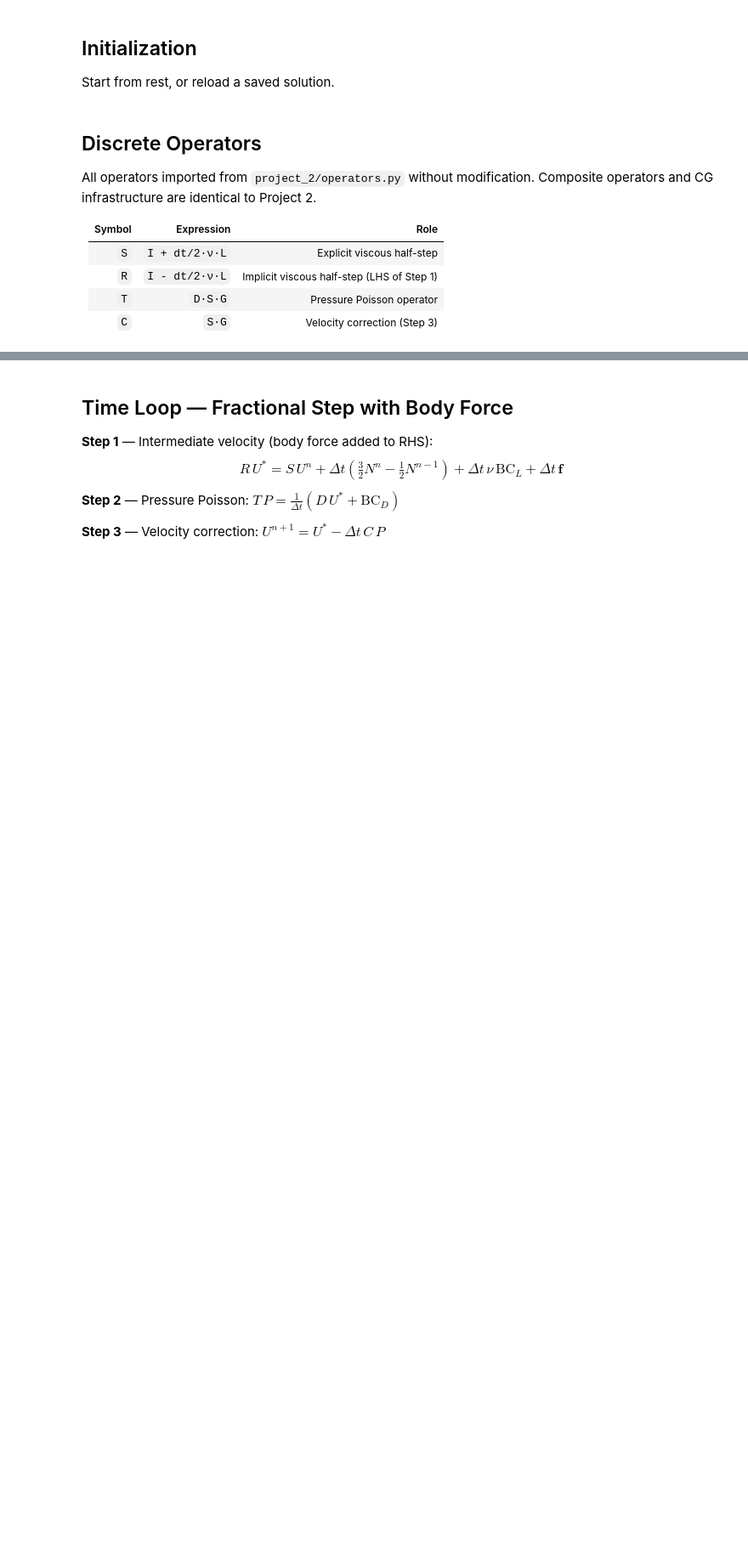
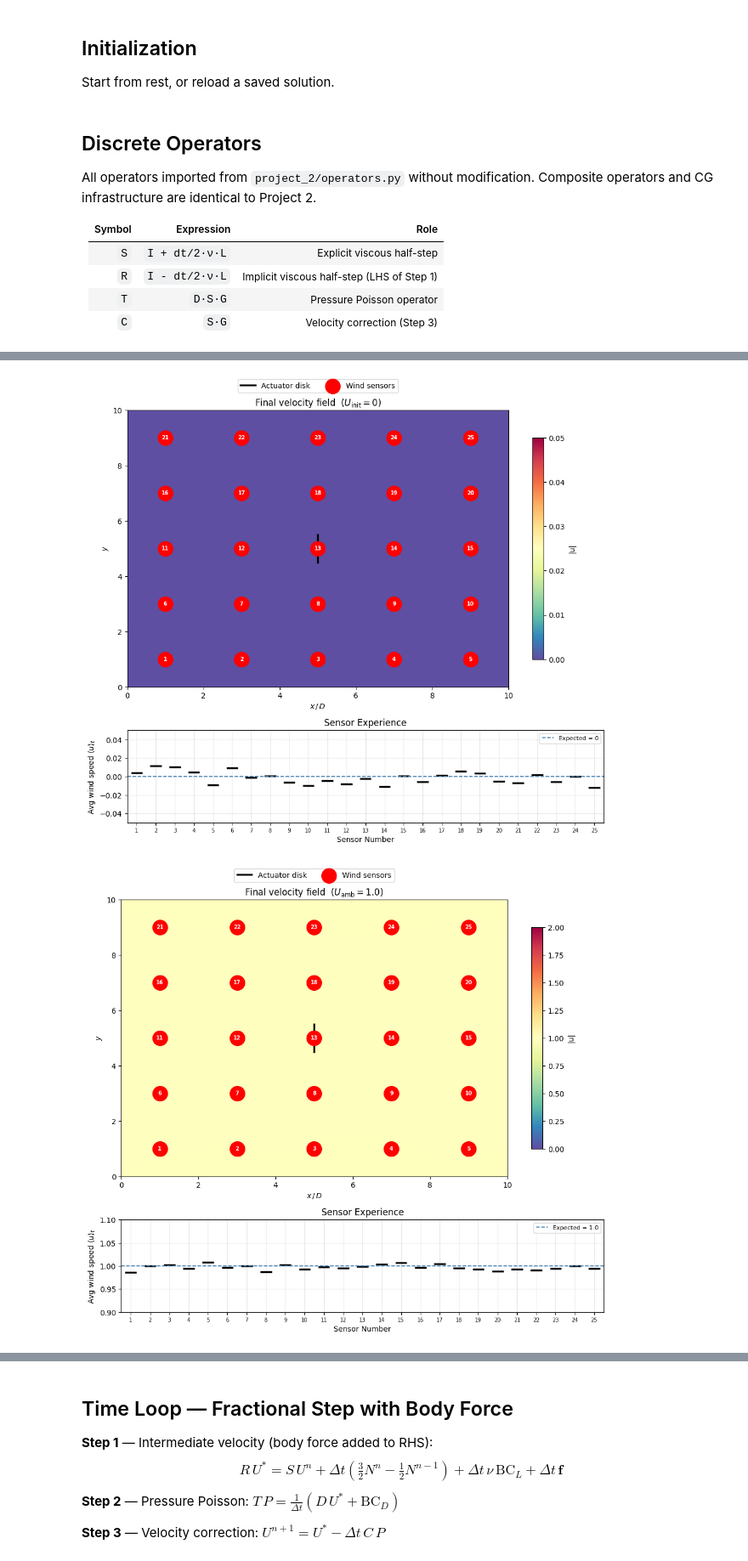
Before and after one commit to jadenmecham/ME-793-CFD, a Jupyter notebook: project_3/project_3.ipynb, the cells around one changed output, grey strips where cells are left out. Shown at 85% size. Drawn from its saved outputs; the diff is of its cells as text; code cells hidden in the pictures; blank space fills up the shorter version.

```diff
--- a/project_3/project_3.ipynb
+++ b/project_3/project_3.ipynb
@@ -271,0 +537,72 @@ def opt_C(x):
+# %%
+# ── shared plot helpers ───────────────────────────────────────────────
+_xdm   = (xL + xR) / 2
+_yc    = (y_lo + y_hi) / 2
+_dh    = (y_hi - y_lo) / 2
+_snums = np.arange(1, _ns + 1)
+_hw    = 0.3   # half-width of each sensor tick
+
+def _draw_heatmap(ax, U_f, P_f, vmax, title):
+    u2, _, _ = ad.extract_fields(U_f, P_f, ip, iu, iv, nx, ny)
+    im = ax.imshow(np.abs(u2).T, origin='lower', aspect='auto',
+                   extent=[xL, xR, yB, yT],
+                   cmap='Spectral_r', vmin=0, vmax=vmax,
+                   interpolation='bilinear')
+    ax.plot([_xdm, _xdm], [_yc - _dh, _yc + _dh], 'k-', lw=2.5, label='Actuator disk')
+    ax.scatter(_sxs, _sys, color='red', s=400, zorder=5, label='Wind sensors')
+    for k, (sx, sy) in enumerate(zip(_sxs, _sys)):
+        ax.text(sx, sy, str(k + 1), ha='center', va='center',
+                color='white', fontsize=7, fontweight='bold', zorder=6)
+    ax.set(xlim=(xL, xR), ylim=(yB, yT),
+           xlabel=r'$x\,/\,D$', ylabel=r'$y$', title=title)
+    ax.legend(loc='lower center', bbox_to_anchor=(0.5, 1.05), ncol=2, frameon=True)
+    return im
+
+def _draw_mean_line(ax, mn, ref, ref_label, ylim, title):
+    ax.hlines(mn, _snums - _hw, _snums + _hw, colors='black', linewidth=2.5)
+    ax.axhline(ref, color='steelblue', lw=1.3, ls='--', label=ref_label)
+    ax.set(xlim=(0.5, _ns + 0.5), ylim=ylim,
+           xlabel='Sensor Number',
+           ylabel=r'Avg wind speed $\langle u \rangle_t$',
+           title=title)
+    ax.set_xticks(_snums)
+    ax.set_xticklabels(_snums, fontsize=7)
+    ax.legend(fontsize=8, loc='upper right')
+    ax.grid(True, alpha=0.3)
+
+subtitle = f'noise = {noise_level*100:.0f} %,  {n_verify} steps,  dt = {dt}'
+
+# ── Figure 1: Free-flow ───────────────────────────────────────────────
+fig1, (ax1_map, ax1_line) = plt.subplots(2, 1, figsize=(10, 9),
+                                          gridspec_kw={'height_ratios': [3, 1]})
+# fig1.suptitle(f'Free-Flow Sensor Verification  ({subtitle})', fontsize=13)
+
+im1 = _draw_heatmap(ax1_map, U_ff_f, P_ff_f, 0.05,
+                    r'Final velocity field  ($U_\mathrm{init}=0$)')
+plt.colorbar(im1, ax=ax1_map, label='|u|', shrink=0.8)
+_draw_mean_line(ax1_line, mn_ff, 0, 'Expected = 0', (-0.05, 0.05), 'Sensor Experience')
+
+plt.tight_layout()
+plt.show()
+# save to report/figs folder
+fig1.savefig(os.path.join('report', 'figs', 'free_flow_verification.png'), dpi=300)
+
+# ── Figure 2: Ambient wind ────────────────────────────────────────────
+fig2, (ax2_map, ax2_line) = plt.subplots(2, 1, figsize=(10, 9),
+                                          gridspec_kw={'height_ratios': [3, 1]})
+# fig2.suptitle(f'Ambient Wind Sensor Verification  ({subtitle})', fontsize=13)
+
+im2 = _draw_heatmap(ax2_map, U_aw_f, P_aw_f, U_amb_ts * 2,
+                    rf'Final velocity field  ($U_{{\mathrm{{amb}}}}={U_amb_ts}$)')
+plt.colorbar(im2, ax=ax2_map, label='|u|', shrink=0.8)
+_draw_mean_line(ax2_line, mn_aw, U_amb_ts, f'Expected = {U_amb_ts}',
+                (-0.05, U_amb_ts * 1.2), 'Sensor Experience')
+
+ax2_line.set_ylim(0.9, 1.1)
+
+plt.tight_layout()
+plt.show()
+fig2.savefig(os.path.join('report', 'figs', 'ambient_wind_verification.png'), dpi=300)
+# %% [output]
+[figure, added]
+[figure, added]
```
Also changed, not shown: parts of 13 cells of this notebook, 8 other files.
